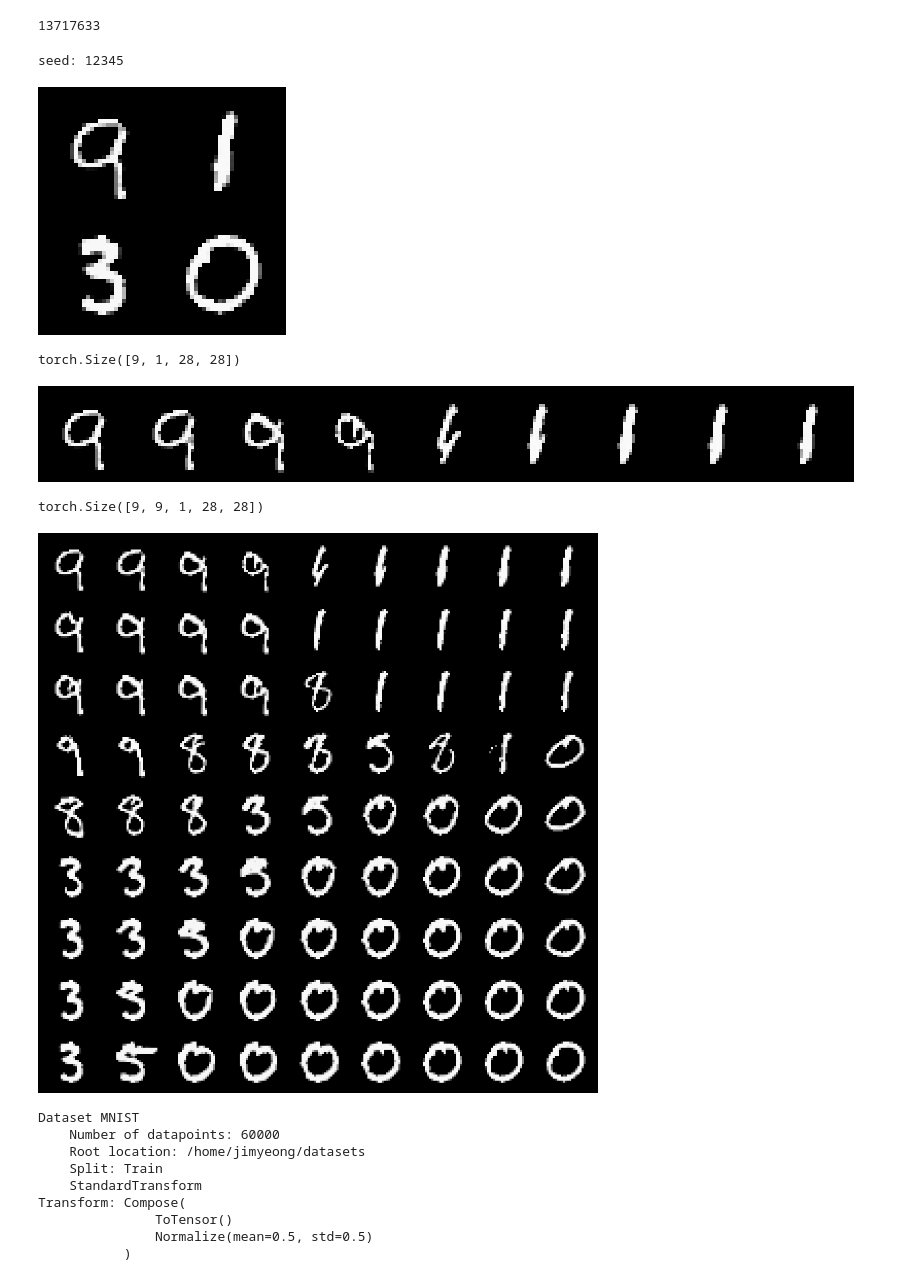
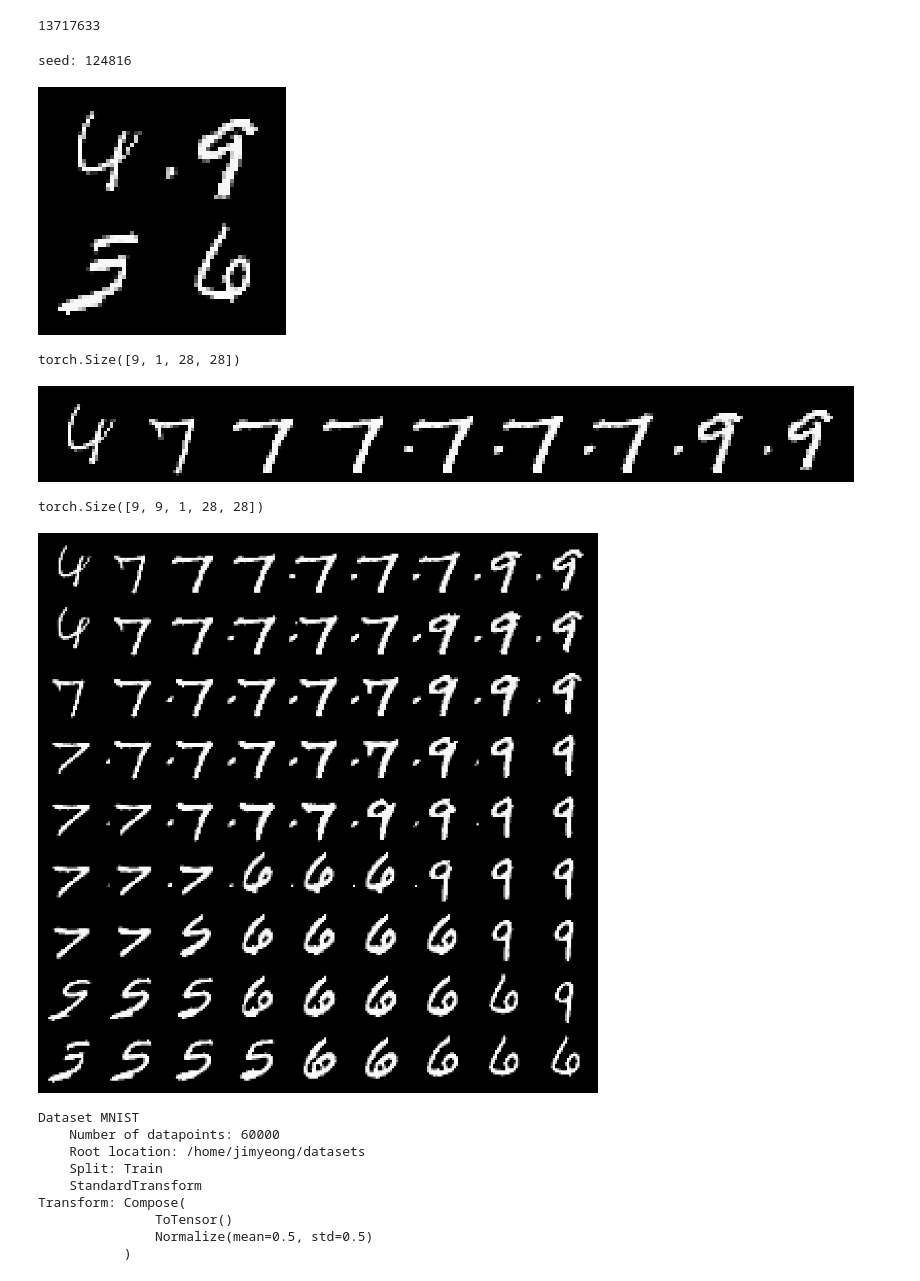
Before and after one commit to Thxios/diffusion-models, a Jupyter notebook: notebooks/interpolate.ipynb, the cells around one changed output. Drawn from its saved outputs; the diff is of its cells as text; code cells hidden in the pictures.

```diff
--- a/notebooks/interpolate.ipynb
+++ b/notebooks/interpolate.ipynb
@@ -134,42 +138,48 @@ count_parameters(model)
 # %%
 # seed = torch.randint(0, 1000000, (1,)).item()
-seed = 12345
+seed = 124816
 print(f'seed: {seed}')
 if dataset_type == 'mnist':
     image_shape = (1, 28, 28)
 elif dataset_type == 'cifar10':
     image_shape = (3, 32, 32)
 else:
     raise ValueError(f"Unknown dataset type: {dataset_type}")
 gen = torch.Generator().manual_seed(seed)
 z1 = torch.randn(image_shape, generator=gen)
 z2 = torch.randn(image_shape, generator=gen)
 z3 = torch.randn(image_shape, generator=gen)
 z4 = torch.randn(image_shape, generator=gen)
 sample = sampler.sample(torch.stack([z1, z2, z3, z4]).to(device), scheduler, pred_fn).cpu()
-tensor2image(make_grid(sample, nrow=2), resize_factor=4)
+img = tensor2image(make_grid(sample, nrow=2), resize_factor=4)
+display(img)
+# img.save(os.path.join(image_save_dir, f'interpolate_corner_{seed}.png'))
 # %% [output]
-seed: 12345
+seed: 124816
-[figure, old version]
+[figure, new version]
 # %%
 inter_steps = 9
 alphas = torch.linspace(0, 1, steps=inter_steps)
 inter_sp = slerp_1d(z1, z2, alphas)
 print(inter_sp.shape)
 sp = sampler.sample(inter_sp.to(device), scheduler, pred_fn).cpu()
-tensor2image(make_grid(sp, nrow=inter_steps), resize_factor=3)
+img = tensor2image(make_grid(sp, nrow=inter_steps), resize_factor=3)
+display(img)
+img.save(os.path.join(image_save_dir, f'{dataset_type}_interpolate_1d_{seed}.png'))
 # %% [output]
 torch.Size([9, 1, 28, 28])
-[figure, old version]
+[figure, new version]
 # %%
 inter2d = slerp_2d(z1, z2, z3, z4, alphas_x=alphas, alphas_y=alphas)
 print(inter2d.shape)
 inter2d = inter2d.view(-1, *image_shape)  # (inter_steps * inter_steps, C, H, W)
 ret = sampler.sample(inter2d.to(device), scheduler, pred_fn).cpu()
-tensor2image(make_grid(ret, nrow=inter_steps), resize_factor=3)
+img = tensor2image(make_grid(ret, nrow=inter_steps), resize_factor=3)
+display(img)
+img.save(os.path.join(image_save_dir, f'interpolate_2d_{seed}.png'))
 # %% [output]
 torch.Size([9, 9, 1, 28, 28])
-[figure, old version]
+[figure, new version]
 # %%
 from diffusion.sampler import BaseSampler
 
```
Also changed, not shown: parts of 12 cells of this notebook.
